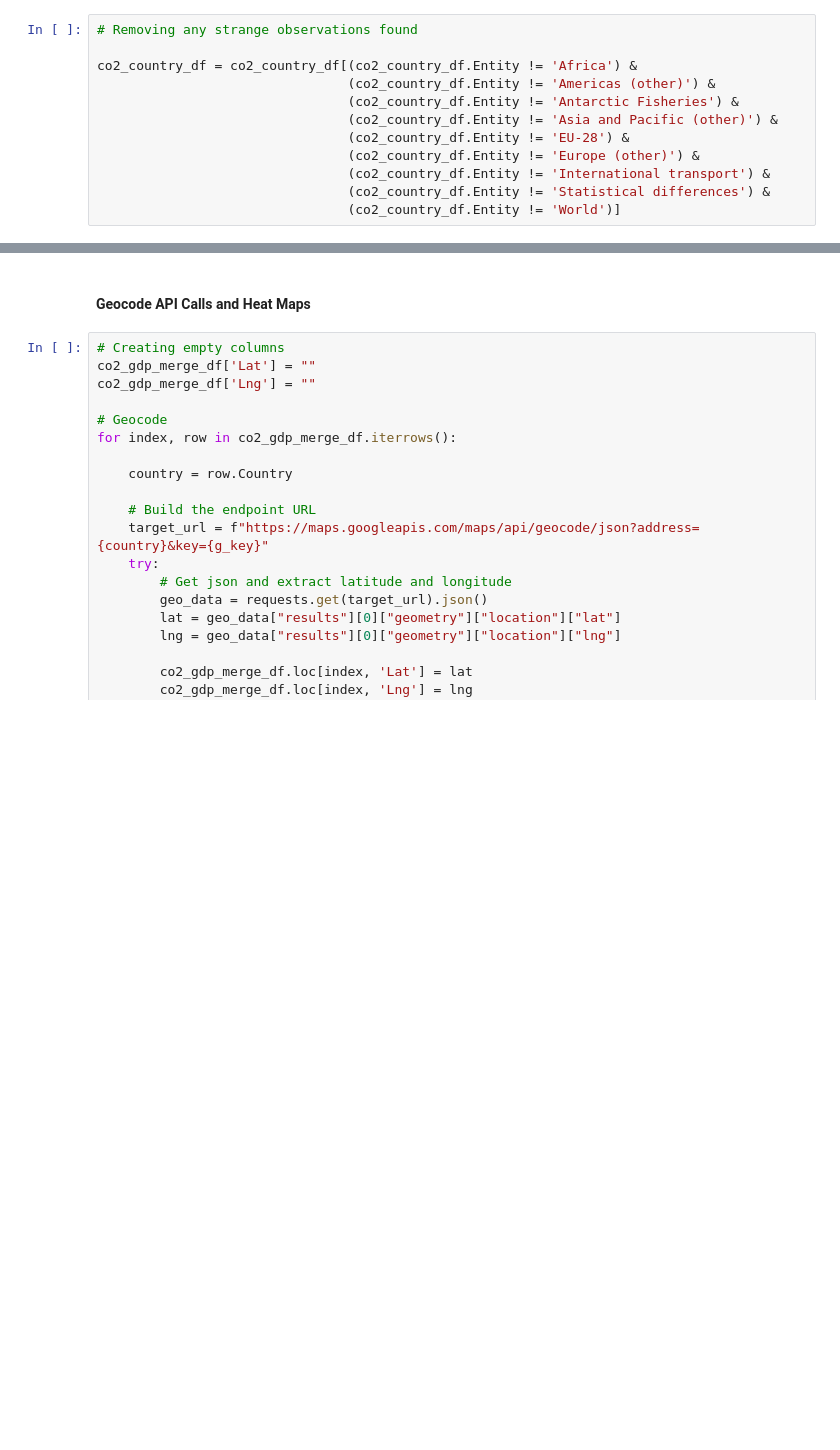
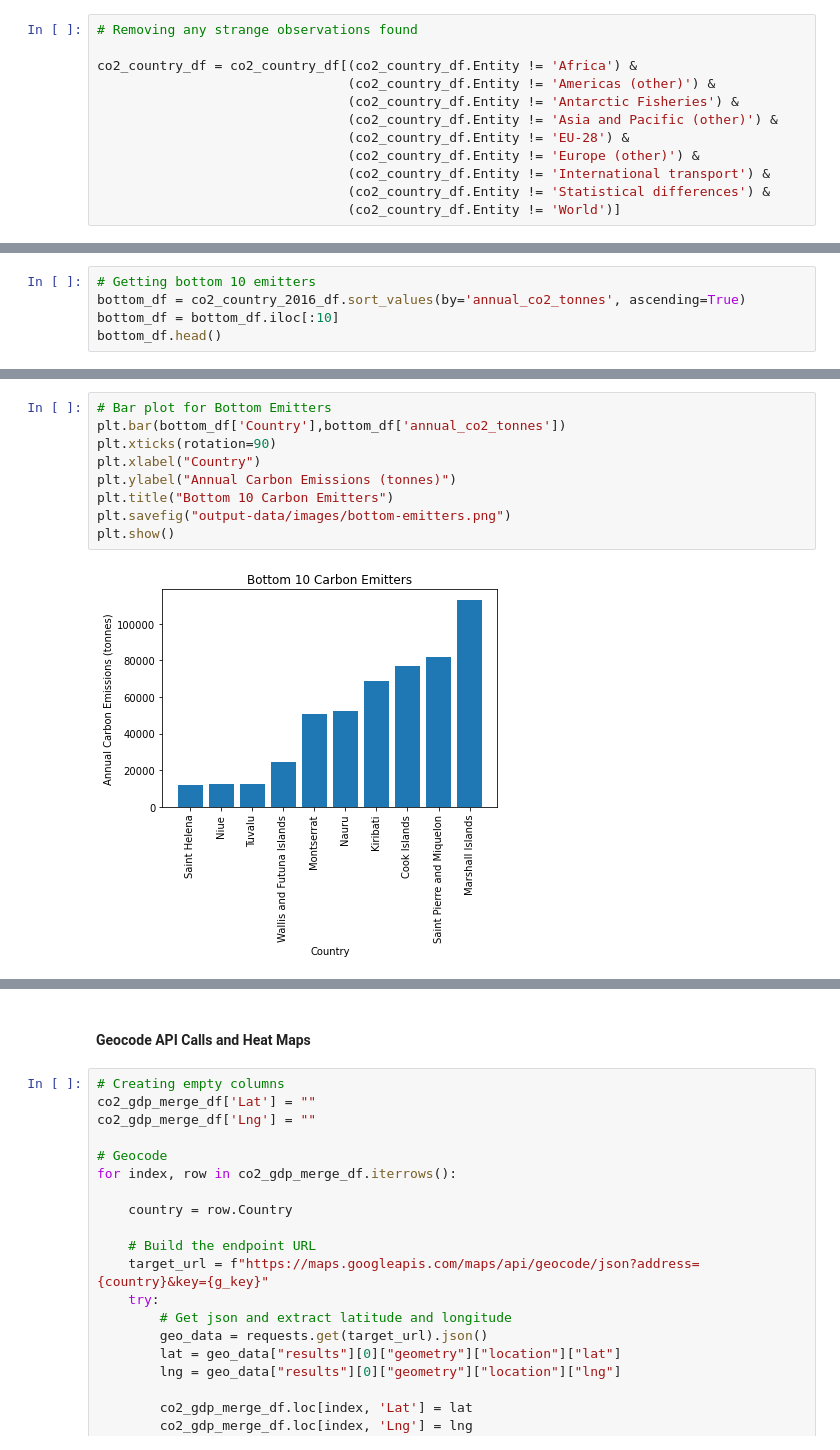
Before and after one commit to sunwoo-kim20/global-climate-change-analysis, a Jupyter notebook: project-1-data-exploration-cleanup.ipynb, the cells around one changed output, grey strips where cells are left out. Drawn from its saved outputs; the diff is of its cells as text; blank space fills up the shorter version.

```diff
--- a/project-1-data-exploration-cleanup.ipynb
+++ b/project-1-data-exploration-cleanup.ipynb
@@ -105,0 +208,5 @@ co2_gdp_merge_df.head()
+# %%
+# Getting bottom 10 emitters
+bottom_df = co2_country_2016_df.sort_values(by='annual_co2_tonnes', ascending=True)
+bottom_df = bottom_df.iloc[:10]
+bottom_df.head()
@@ -105,0 +243,11 @@ co2_gdp_merge_df.head()
+# %%
+# Bar plot for Bottom Emitters
+plt.bar(bottom_df['Country'],bottom_df['annual_co2_tonnes'])
+plt.xticks(rotation=90)
+plt.xlabel("Country")
+plt.ylabel("Annual Carbon Emissions (tonnes)")
+plt.title("Bottom 10 Carbon Emitters")
+plt.savefig("output-data/images/bottom-emitters.png")
+plt.show()
+# %% [output]
+[figure, added]
```
Also changed, not shown: parts of 36 cells of this notebook.
